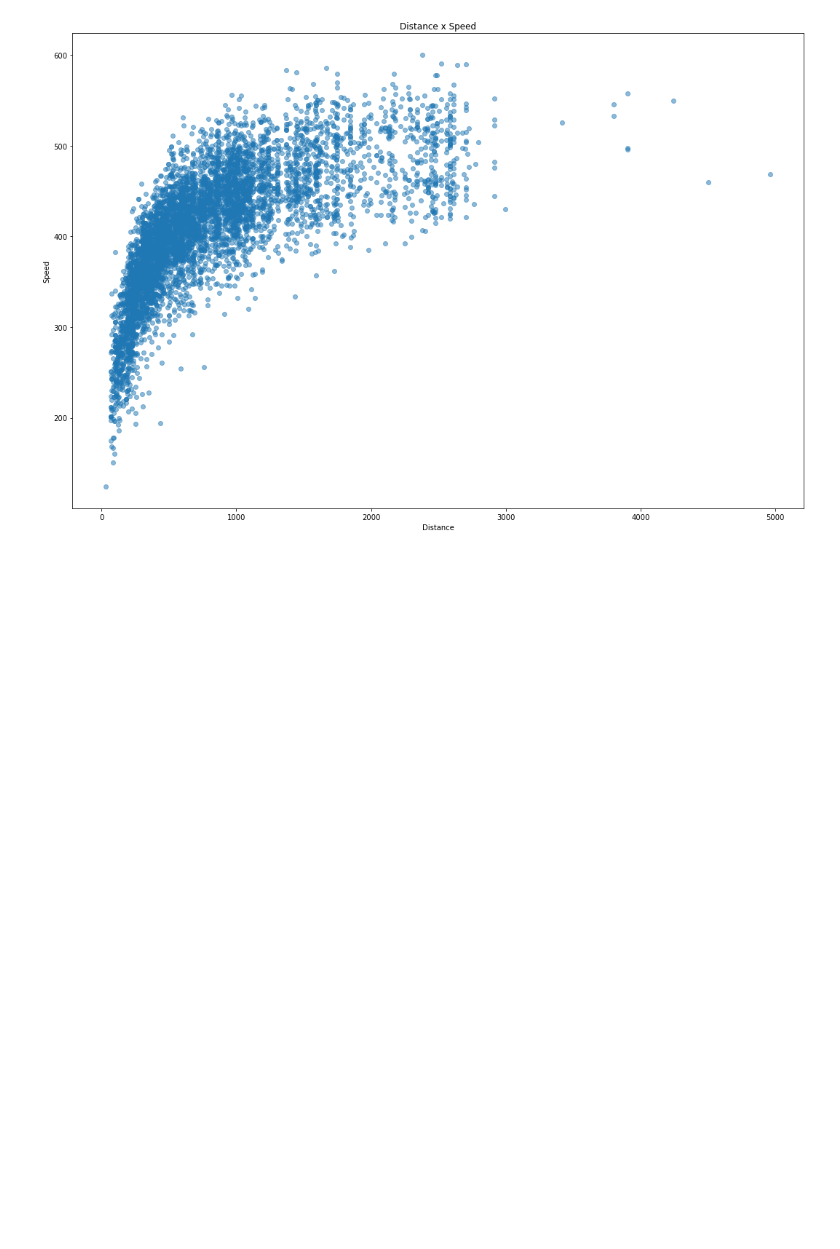
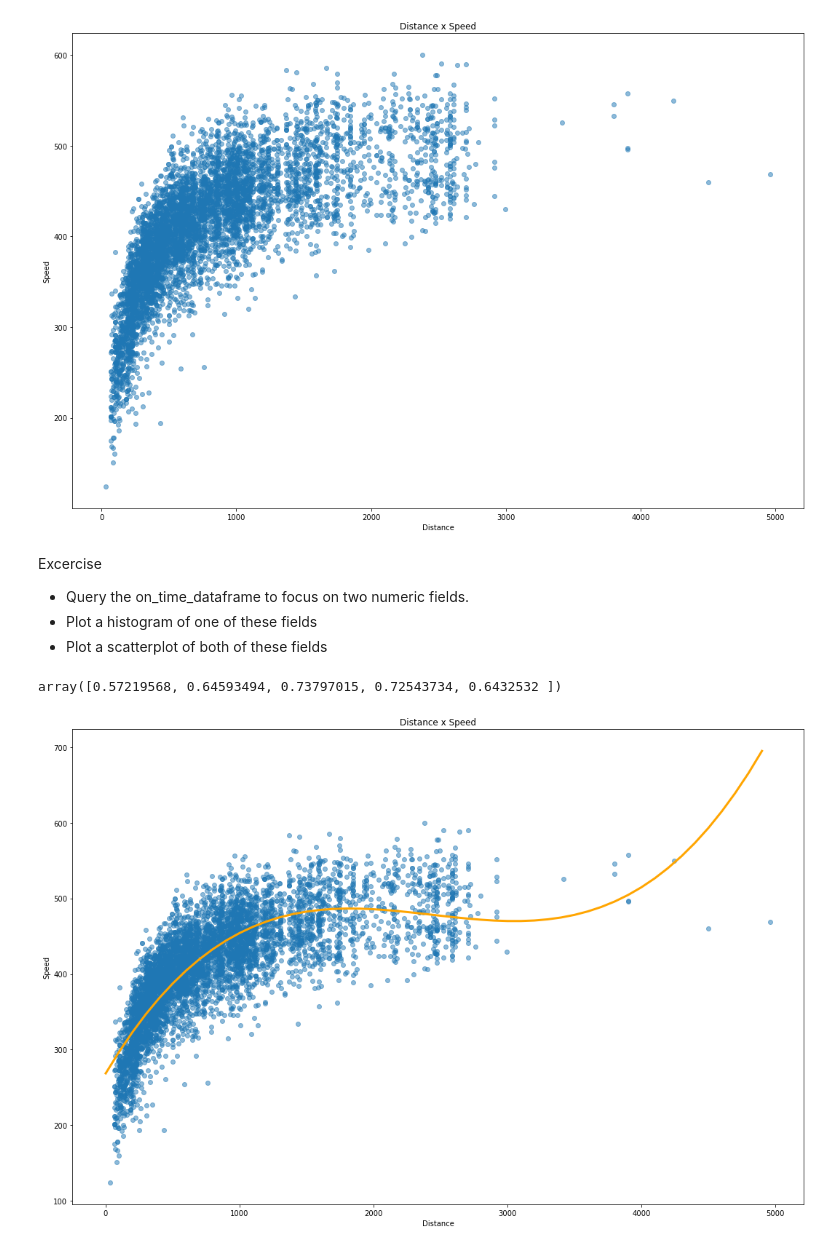
Before and after one commit to ojjy/datascience, a Jupyter notebook: data_eng/agile_DS2_prac.ipynb, the cells around one changed output. Saved outputs shown, nothing was run; the diff lists cells and outputs as text; code cells hidden in the pictures; blank space fills up the shorter version.

```diff
--- a/data_eng/agile_DS2_prac.ipynb
+++ b/data_eng/agile_DS2_prac.ipynb
@@ -485,3 +485,39 @@ plt.ylabel("Speed")
 plt.show()
 # %% [output]
 [figure]
+# %% [markdown]
+Excercise
+- Query the on_time_dataframe to focus on two numeric fields.
+- Plot a histogram of one of these fields
+- Plot a scatterplot of both of these fields
+# %%
+from sklearn.model_selection import train_test_split
+from sklearn.preprocessing import PolynomialFeatures
+from sklearn.linear_model import LinearRegression
+from sklearn.pipeline import Pipeline
+from sklearn.model_selection import cross_val_score
+import numpy as np
+
+x=np.array(distance)
+y=np.array(speed)
+x_test = np.arange(0, 5000, 100)
+model = Pipeline([('ploy', PolynomialFeatures(degree=3)), ('linear', LinearRegression(fit_intercept=False))])
+model = model.fit(x[:, np.newaxis], y)
+model.named_steps['linear'].coef_
+y_out = model.predict(x_test.reshape(-1, 1))
+cross_val_score(model, x.reshape(-1, 1), y)
+# %% [output]
+array([0.57219568, 0.64593494, 0.73797015, 0.72543734, 0.6432532 ])
+# %%
+import numpy as np
+import matplotlib.pyplot as plt
+
+plt.rcParams["figure.figsize"]=(18, 12)
+plt.scatter(distance, speed, alpha=0.5)
+plt.plot(x_test, y_out, color='orange', linewidth=3)
+plt.title("Distance x Speed")
+plt.xlabel("Distance")
+plt.ylabel("Speed")
+plt.show()
+# %% [output]
+[figure, added]
```
Also changed, not shown: parts of 9 cells of this notebook, 1 other file.
